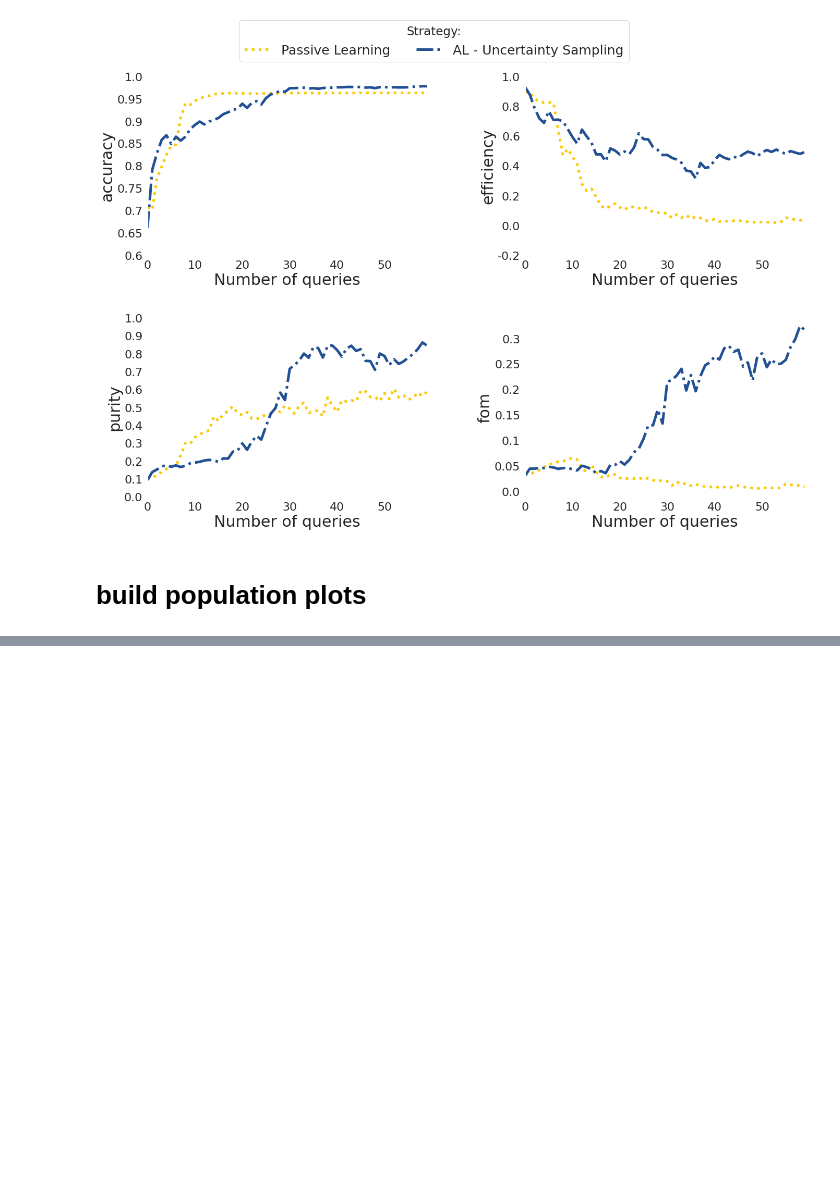
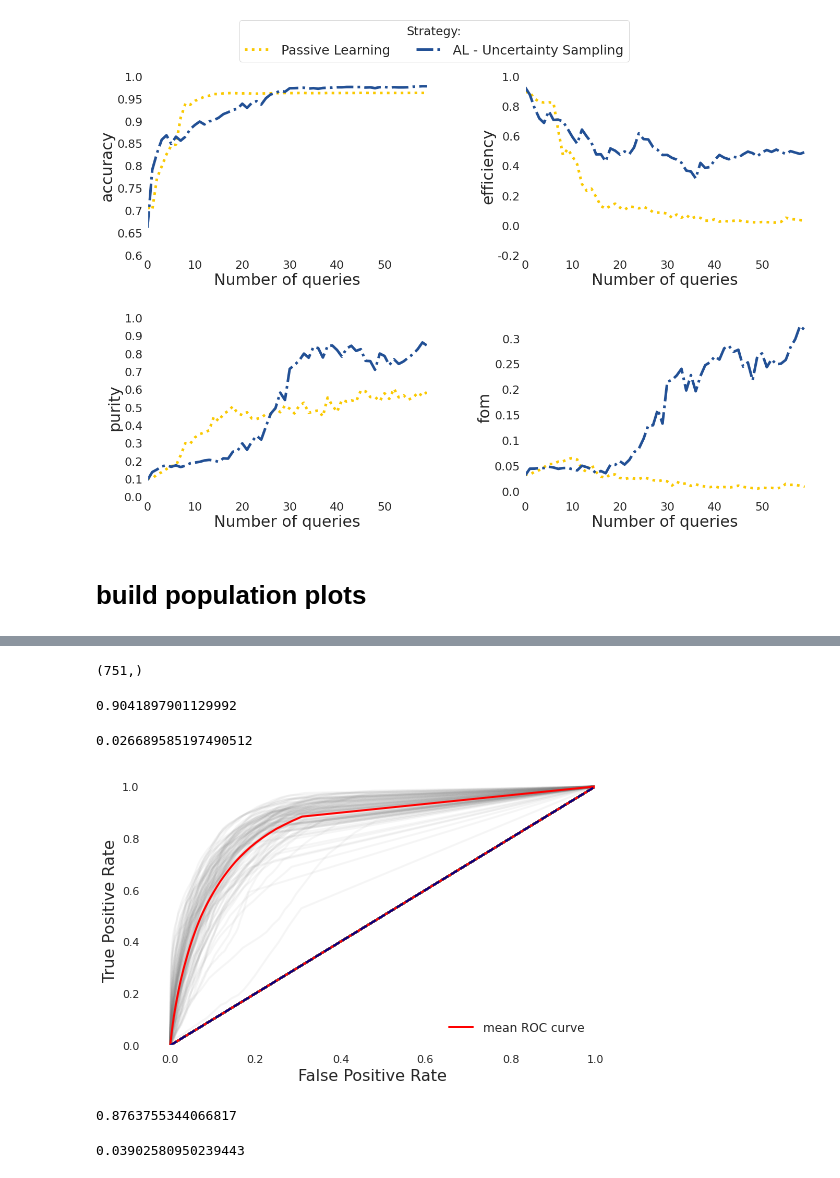
Before and after one commit to emilleishida/fink-sn-al-randomforest, a Jupyter notebook: explore_results.ipynb, the cells around one changed output, grey strips where cells are left out. Drawn from its saved outputs; the diff is of its cells as text; code cells hidden in the pictures; blank space fills up the shorter version.

```diff
--- a/explore_results.ipynb
+++ b/explore_results.ipynb
@@ -140,0 +279,12 @@ plt.savefig('plots/metrics_42876.png')
+# %%
+fpr.shape
+# %% [output]
+(751,)
+# %%
+np.mean(auc_results['roc'])
+# %% [output]
+0.9041897901129992
+# %%
+np.std(auc_results['roc'])
+# %% [output]
+0.026689585197490512
@@ -140,0 +321,33 @@ plt.savefig('plots/metrics_42876.png')
+# %%
+auc_mean_rs = {}
+auc_mean_rs['fpr'] = [np.mean(auc_results['fpr'][:,i]) for i in range(auc_results['fpr'].shape[1])]
+auc_mean_rs['tpr'] = [np.mean(auc_results['tpr'][:,i]) for i in range(auc_results['tpr'].shape[1])]
+
+auc_std_rs = {}
+auc_std_rs['fpr'] = [np.std(auc_results['fpr'][:,i]) for i in range(auc_results['fpr'].shape[1])]
+auc_std_rs['tpr'] = [np.std(auc_results['tpr'][:,i]) for i in range(auc_results['tpr'].shape[1])]
+# %%
+plt.figure(figsize=(8,5))
+lw = 2
+for indx in range(100):
+    plt.plot([0,1] + list(auc_results_rs['fpr'][indx]), [0,1] + list(auc_results_rs['tpr'][indx]), color='gray',
+             lw=lw, alpha=0.075)
+plt.plot([0,1] + list(auc_mean_rs['fpr']), [0,1] + list(auc_mean_rs['tpr']), color='red',
+         lw=lw, label='mean ROC curve')
+plt.plot([0, 1], [0, 1], color='navy', lw=lw, linestyle='--')
+plt.xlim([-0.05, 1.0])
+plt.ylim([0.0, 1.05])
+plt.xlabel('False Positive Rate', fontsize=16)
+plt.ylabel('True Positive Rate', fontsize=16)
+plt.legend(loc="lower right", frameon=False, fontsize=12)
+plt.savefig('plots/roc_RS.png')
+# %% [output]
+[figure, added]
+# %%
+np.mean(auc_results_rs['roc'] )
+# %% [output]
+0.8763755344066817
+# %%
+np.std(auc_results_rs['roc'] )
+# %% [output]
+0.03902580950239443
```
Also changed, not shown: parts of 27 cells of this notebook, 3 other files.
